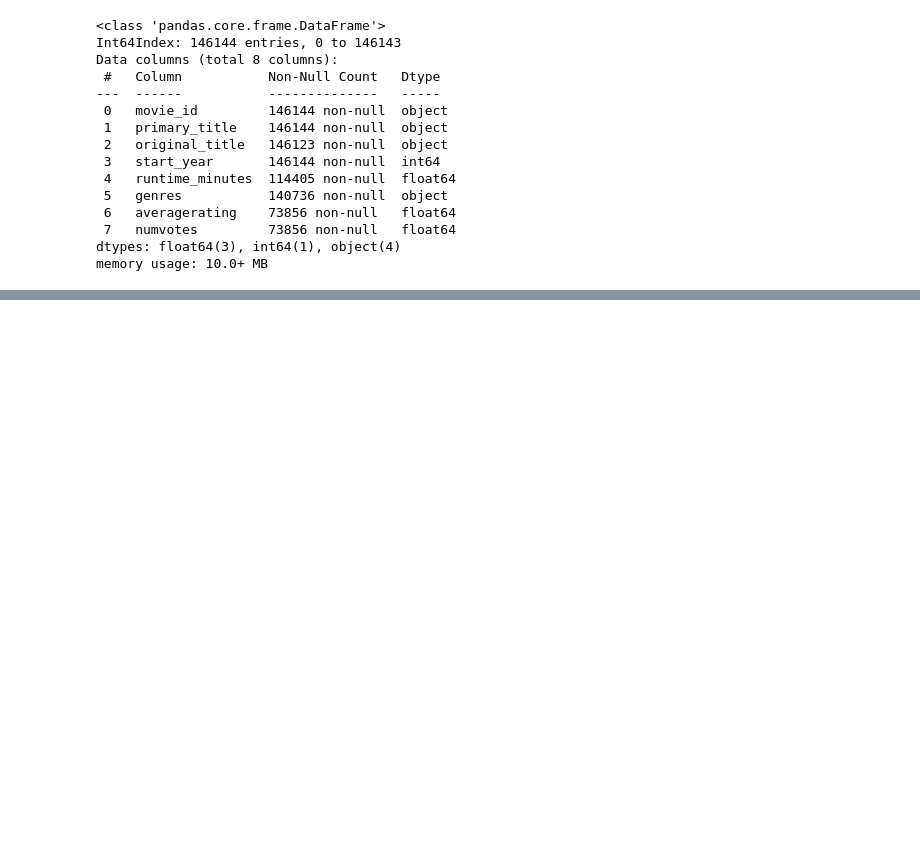
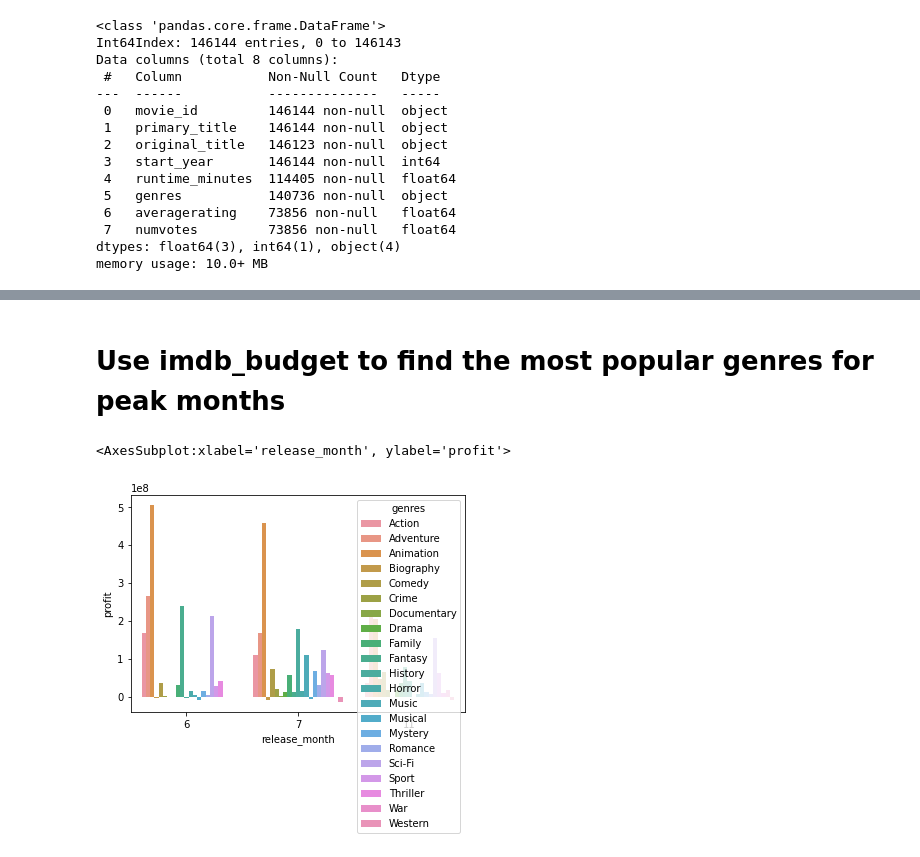
Before and after one commit to michael-pozo/Movie-Data-Analysis-, a Jupyter notebook: IMDB Data Working Notebook.ipynb, the cells around one changed output, grey strips where cells are left out. Drawn from its saved outputs; the diff is of its cells as text; code cells hidden in the pictures; blank space fills up the shorter version.

```diff
--- a/IMDB Data Working Notebook.ipynb
+++ b/IMDB Data Working Notebook.ipynb
@@ -206,0 +167,4 @@ imdb_df.loc[(imdb_df['primary_title'] == imdb_df['original_title'])]
+# %%
+#Remove potential duplicate titles by sorting for and removing rows with duplicate titles and directors. Keep the row with highest number of votes
+imdb_df.sort_values(by = ['primary_title', 'director_name', 'numvotes'], ascending = [True, True, False], inplace = True)
+imdb_df.drop_duplicates(subset = ['primary_title', 'director_name'], keep = 'first', inplace = True)
@@ -206,0 +194,8 @@ imdb_df.loc[(imdb_df['primary_title'] == imdb_df['original_title'])]
+# %%
+budget_df = pd.read_csv('budget_df.csv')
+# %%
+#Merge IMDB with Budget. Create a subset of only movies with matching release years
+
+merged_df = budget_df.merge(imdb_df, how = 'left', left_on = 'movie', right_on = 'primary_title')
+imdb_budget_df = merged_df[merged_df['start_year'] == merged_df['release_year']]
+imdb_budget_df.info()
@@ -206,0 +220,4 @@ imdb_df.loc[(imdb_df['primary_title'] == imdb_df['original_title'])]
+# %%
+#Separate genres into individual rows
+imdb_budget_df['genres'] = imdb_budget_df['genres'].apply(lambda x: str(x).split(','))
+imdb_budget_df = imdb_budget_df.explode('genres')
@@ -206,0 +246,9 @@ imdb_df.loc[(imdb_df['primary_title'] == imdb_df['original_title'])]
+# %% [markdown]
+# Use imdb_budget to find the most popular genres for peak months
+# %%
+grouped_df = imdb_budget_df.groupby(['release_month', 'genres']).median().reset_index()
+grouped_df_subset = grouped_df.loc[grouped_df['release_month'].isin([6,7,11])].reset_index()
+sns.barplot(x = 'release_month', y ='profit', hue = 'genres', data = grouped_df_subset)
+# %% [output]
+<AxesSubplot:xlabel='release_month', ylabel='profit'>
+[figure, added]
```
Also changed, not shown: parts of 10 cells of this notebook, 2 other files.
